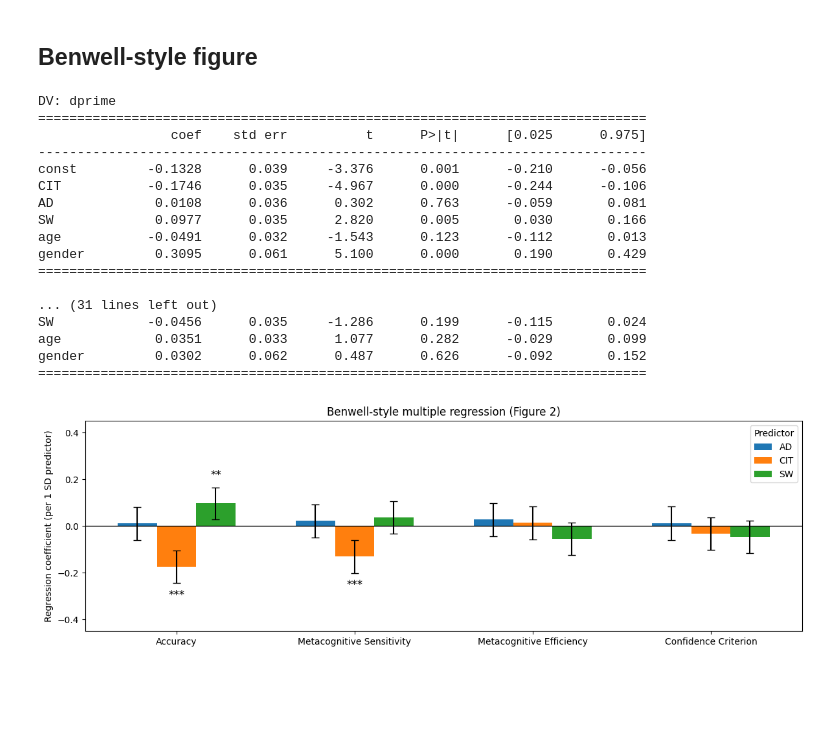
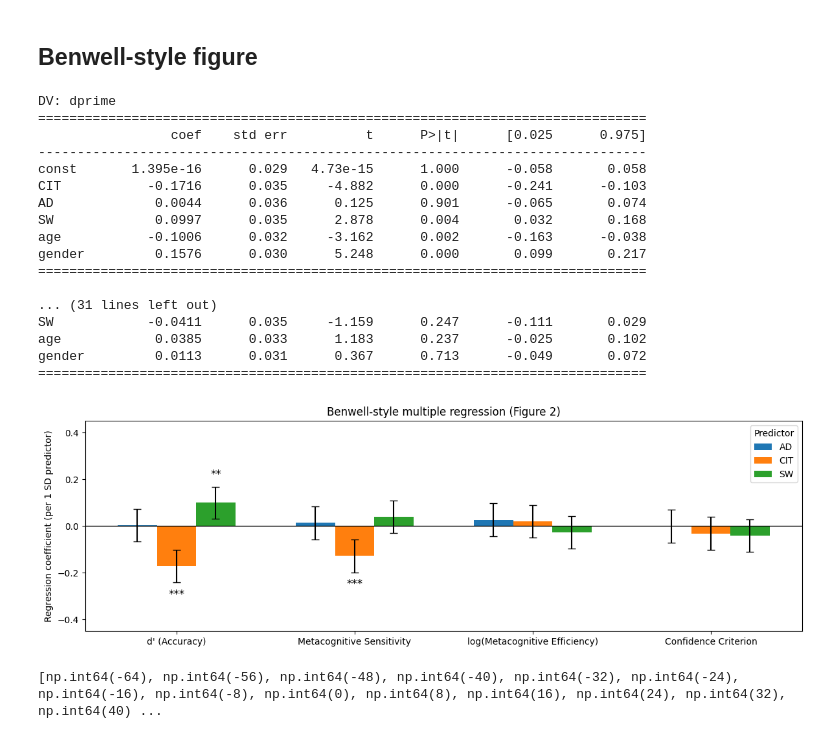
Before and after one commit to davidejongheTheoryandResearch/simulationsHmfc, a Jupyter notebook: Symptomdata.ipynb, the cells around one changed output. Cells and saved outputs as stored; diff of their text form; code cells hidden in the pictures; blank space fills up the shorter version.

Commit message:
tried to make some adaptations to become same results as Benwell (no succes...)

```diff
--- a/Symptomdata.ipynb
+++ b/Symptomdata.ipynb
@@ -18,6 +18,7 @@ from scipy.stats import norm, ttest_ind
 from scipy.optimize import minimize
 
 per = pd.read_csv("Data/PerceptualTaskData.csv")
+per = per[(per["Stimulus"] >= -64) & (per["Stimulus"] <= 64)].copy()
 sym = pd.read_csv("Data/SymptomData.csv")
 
 per.head(), sym.head()
@@ -195,12 +196,24 @@ for pid, dfsub in per.groupby("IDcode"):
     if ok and np.isfinite(dprime) and (dprime != 0):
         mratio = metad / dprime
 
+    # inside for pid, dfsub in per.groupby("IDcode"):
+    stim = dfsub["Stimulus"].values
+    resp = dfsub["Response"].values
+
+    # ignore Stimulus==0 for accuracy, net zoals je dat voor d' doet
+    mask = stim != 0
+    acc = np.mean(resp[mask] == (stim[mask] > 0).astype(int))
+
+    same_conf = (dfsub["Confidence"].nunique() == 1)
+
     rows.append({
     "IDcode": pid,
+    "accuracy": acc,
     "dprime": dprime,
     "metad": metad if ok else np.nan,
     "mratio": mratio,
     "mean_conf": mean_conf,
+    "same_conf": same_conf,
     "conf_criterion": conf_criterion
     })
 
@@ -221,6 +234,25 @@ df = (
     })
 )
 
+# Benwell left out participants in which gender info was not available
+df = df.dropna(subset=["gender", "age"])
+
+# 2) age < 18 leave out
+df = df[df["age"] >= 18].copy()
+
+# 3) accuracy < .55 gone
+df = df[df["accuracy"] >= 0.55].copy()
+
+# 4) same confidence rating across all trials weg
+df = df[~df["same_conf"]].copy()
+
+# 5) Remove invalid mratio
+df = df[np.isfinite(df["mratio"])].copy()
+df = df[df["mratio"] > 0].copy()
+
+# Create log m-ratio (Benwell uses log(meta-d'/d'))
+df["log_mratio"] = np.log(df["mratio"])
+
 # --- Make tertiles again ---
 df_comp = df.copy()
 df_comp["group"] = pd.qcut(df_comp["CIT"], 3, labels=["low", "mid", "high"])
@@ -307,9 +339,9 @@ def zscore(s):
     return (s - s.mean()) / s.std(ddof=0)
 
 def plot_benwell_fig2(df,
-                      dvs=[("dprime","Accuracy"),
+                      dvs=[("dprime","d' (Accuracy)"),
                            ("metad","Metacognitive Sensitivity"),
-                           ("mratio","Metacognitive Efficiency"),
+                           ("log_mratio","log(Metacognitive Efficiency)"),
                            ("conf_criterion","Confidence Criterion")],
                       predictors=("CIT","AD","SW","age","gender"),
                       interest=("AD","CIT","SW"),
@@ -318,7 +350,7 @@ def plot_benwell_fig2(df,
 
     # z-score regressors (Benwell: z-scores of all regressors)
     for col in ["CIT","AD","SW","age","gender"]:
-        if col in df.columns and col != "gender":
+        if col in df.columns:
             df[col] = zscore(df[col])
 
     # z-score dependent variables
@@ -389,40 +421,44 @@ def plot_benwell_fig2(df,
             else:
                 y_text = lo - 0.03 * (ylim[1] - ylim[0])
                 va = "top"
 
             ax.text(j + offsets[term], y_text, st, ha="center", va=va, fontsize=12)
 
     ax.axhline(0, color="black", lw=1)
     ax.set_xticks(x)
     ax.set_xticklabels(labels)
     ax.set_ylabel("Regression coefficient (per 1 SD predictor)")
     ax.set_title(title)
     ax.legend(title="Predictor")
 
 
     ax.set_ylim(*ylim)
     ax.set_yticks(np.arange(-0.4, 0.41, 0.2))
 
     plt.tight_layout()
     plt.show()
 
 plot_benwell_fig2(df)
 # %% [output]
 DV: dprime
 ==============================================================================
                  coef    std err          t      P>|t|      [0.025      0.975]
 ------------------------------------------------------------------------------
-const         -0.1328      0.039     -3.376      0.001      -0.210      -0.056
-CIT           -0.1746      0.035     -4.967      0.000      -0.244      -0.106
-AD             0.0108      0.036      0.302      0.763      -0.059       0.081
-SW             0.0977      0.035      2.820      0.005       0.030       0.166
-age           -0.0491      0.032     -1.543      0.123      -0.112       0.013
-gender         0.3095      0.061      5.100      0.000       0.190       0.429
+const       1.395e-16      0.029   4.73e-15      1.000      -0.058       0.058
+CIT           -0.1716      0.035     -4.882      0.000      -0.241      -0.103
+AD             0.0044      0.036      0.125      0.901      -0.065       0.074
+SW             0.0997      0.035      2.878      0.004       0.032       0.168
+age           -0.1006      0.032     -3.162      0.002      -0.163      -0.038
+gender         0.1576      0.030      5.248      0.000       0.099       0.217
 ==============================================================================
 
 ... (31 lines left out)
-SW            -0.0456      0.035     -1.286      0.199      -0.115       0.024
-age            0.0351      0.033      1.077      0.282      -0.029       0.099
-gender         0.0302      0.062      0.487      0.626      -0.092       0.152
+SW            -0.0411      0.035     -1.159      0.247      -0.111       0.029
+age            0.0385      0.033      1.183      0.237      -0.025       0.102
+gender         0.0113      0.031      0.367      0.713      -0.049       0.072
 ==============================================================================
-[figure, old version]
+[figure, new version]
+# %%
+print(sorted(per["Stimulus"].unique()))
+# %% [output]
+[np.int64(-64), np.int64(-56), np.int64(-48), np.int64(-40), np.int64(-32), np.int64(-24), np.int64(-16), np.int64(-8), np.int64(0), np.int64(8), np.int64(16), np.int64(24), np.int64(32), np.int64(40) ...
```
Also changed, not shown: parts of 1 cell of this notebook, 1 other file.
